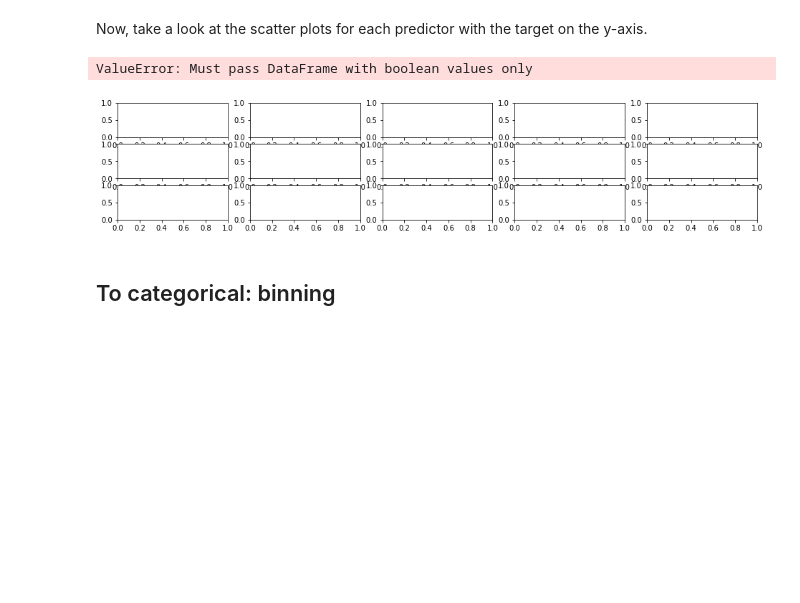
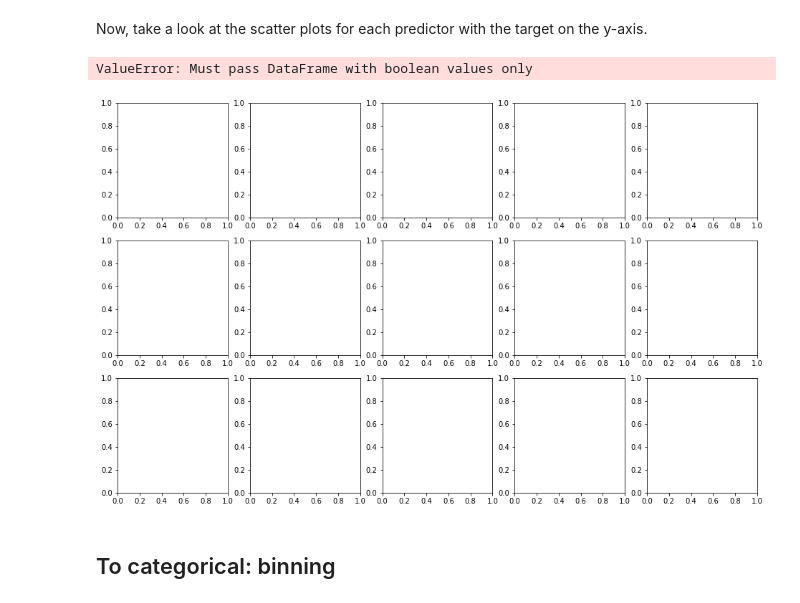
Before and after one commit to matthew-d-oliver/dsc-dealing-with-categorical-variables-lab-nyc-ds-082619, a Jupyter notebook: index.ipynb, the cells around one changed output. Drawn from its saved outputs; the diff is of its cells as text; code cells hidden in the pictures; blank space fills up the shorter version.

```diff
--- a/index.ipynb
+++ b/index.ipynb
@@ -142,15 +142,15 @@ Now, take a look at the scatter plots for each predictor with the target on the
 # %%
 import matplotlib.pyplot as plt
 %matplotlib inline
 
 # Create scatter plots
 # plt.scatter(boston_features['DIS'],boston_target)
-fig, axes = plt.subplots(nrows=3, ncols=5, figsize=(16,3))
+fig, axes = plt.subplots(nrows=3, ncols=5, figsize=(16,10))
 for xcol, ax in zip(list(boston['feature_names']), axes):
     boston_features.plot(kind='scatter', x=xcol, y=boston_target, ax=ax, alpha=0.4, color='b')
 # %% [output]
 ValueError: Must pass DataFrame with boolean values only
-[figure, old version]
+[figure, new version]
 # %% [markdown]
 ## To categorical: binning
 # %% [markdown]
```
